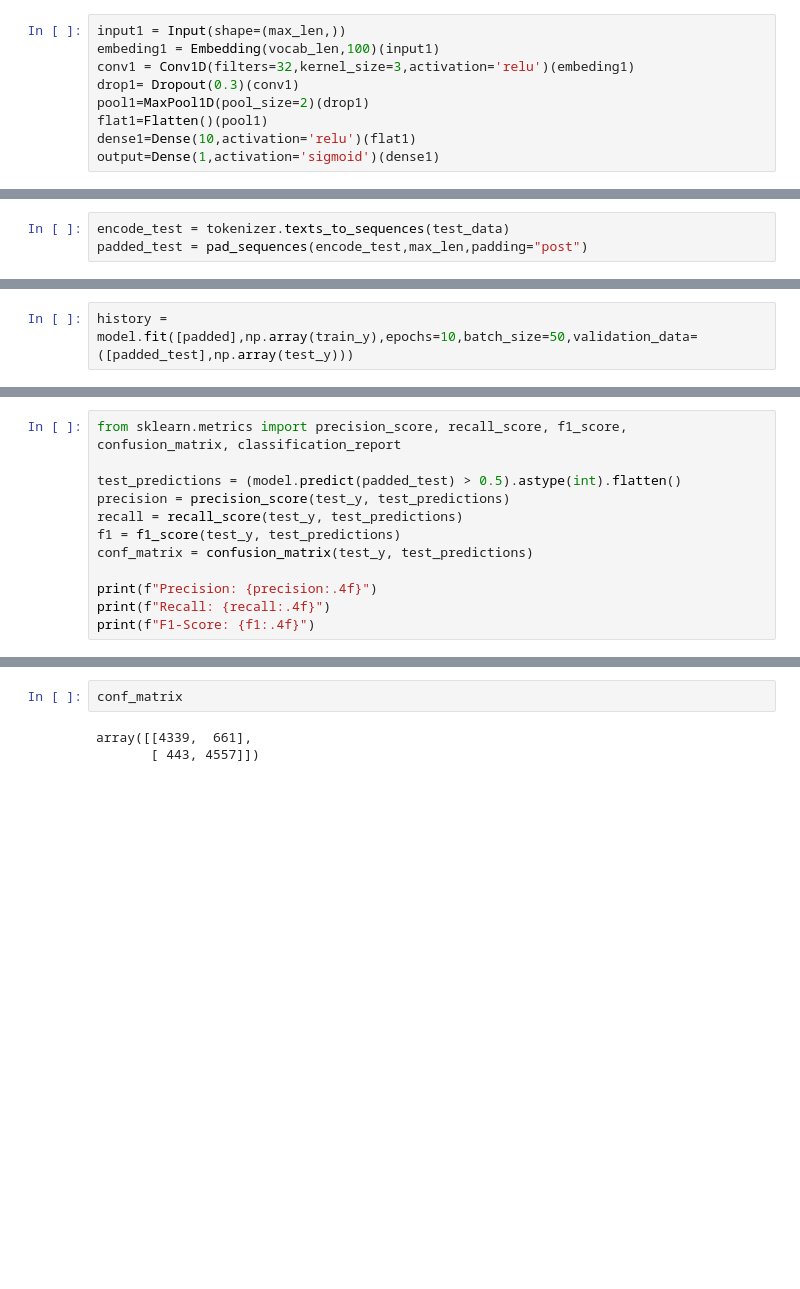
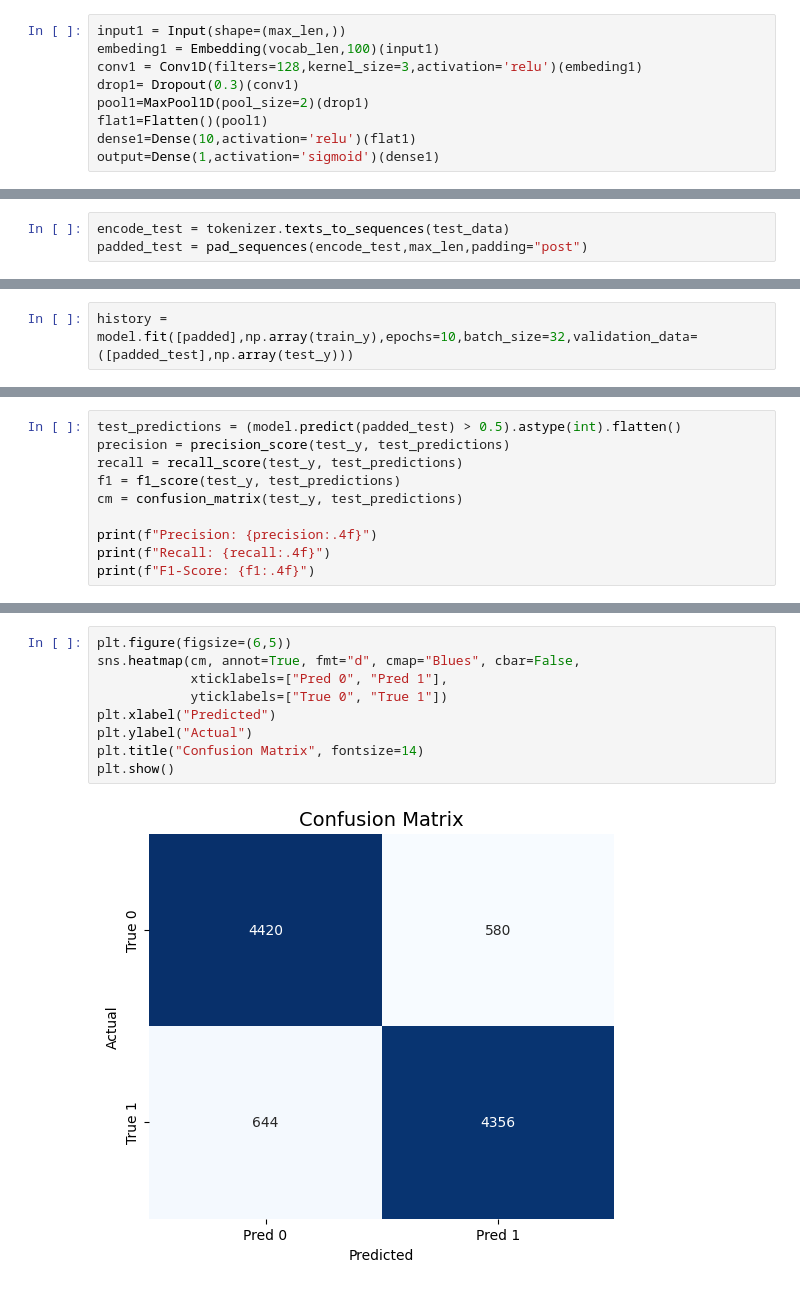
Before and after one commit to SinaShakoori/IMDB-Movie-Reviews-SentimentAnalysis, a Jupyter notebook: main.ipynb, the cells around one changed output, grey strips where cells are left out. Cells and saved outputs as stored; diff of their text form; blank space fills up the shorter version.

```diff
--- a/main.ipynb
+++ b/main.ipynb
@@ -200,7 +204,7 @@ vocab_len = len(tokenizer.word_index)+1
 # %%
 input1 = Input(shape=(max_len,))
 embeding1 = Embedding(vocab_len,100)(input1)
-conv1 = Conv1D(filters=32,kernel_size=3,activation='relu')(embeding1)
+conv1 = Conv1D(filters=128,kernel_size=3,activation='relu')(embeding1)
 drop1= Dropout(0.3)(conv1)
 pool1=MaxPool1D(pool_size=2)(drop1)
 flat1=Flatten()(pool1)
@@ -250,4 +250,4 @@ import numpy as np
 # %%
-history = model.fit([padded],np.array(train_y),epochs=10,batch_size=50,validation_data=([padded_test],np.array(test_y)))
+history = model.fit([padded],np.array(train_y),epochs=10,batch_size=32,validation_data=([padded_test],np.array(test_y)))
 # %% [output]
 Epoch 1/10
@@ -273,11 +273,9 @@ Epoch 10/10
 # %%
-from sklearn.metrics import precision_score, recall_score, f1_score, confusion_matrix, classification_report
-
 test_predictions = (model.predict(padded_test) > 0.5).astype(int).flatten()
 precision = precision_score(test_y, test_predictions)
 recall = recall_score(test_y, test_predictions)
 f1 = f1_score(test_y, test_predictions)
-conf_matrix = confusion_matrix(test_y, test_predictions)
+cm = confusion_matrix(test_y, test_predictions)
 
 print(f"Precision: {precision:.4f}")
 print(f"Recall: {recall:.4f}")
@@ -290,8 +288,14 @@ F1-Score: 0.8920
-# %%
-conf_matrix
-# %% [output]
-array([[4339,  661],
-       [ 443, 4557]])
+# %%
+plt.figure(figsize=(6,5))
+sns.heatmap(cm, annot=True, fmt="d", cmap="Blues", cbar=False,
+            xticklabels=["Pred 0", "Pred 1"],
+            yticklabels=["True 0", "True 1"])
+plt.xlabel("Predicted")
+plt.ylabel("Actual")
+plt.title("Confusion Matrix", fontsize=14)
+plt.show()
+# %% [output]
+[figure, added]
 # %%
 print(classification_report(test_y, test_predictions, target_names=['Negative', 'Positive']))
 # %% [output]
```
Also changed, not shown: parts of 19 cells of this notebook, 1 other file.
